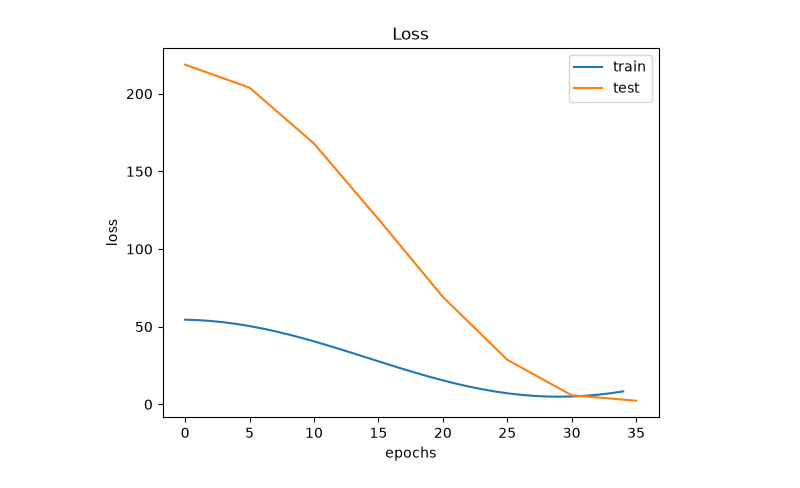
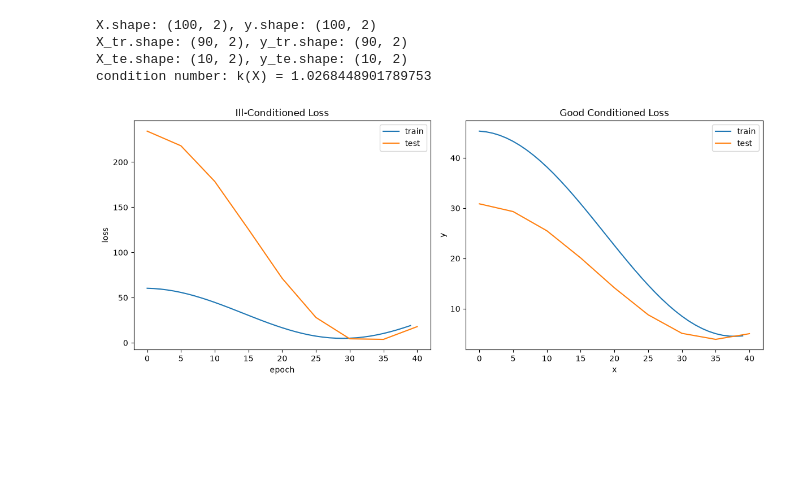
Before and after one commit to cecinuga/tiny-torch, a Jupyter notebook: examples/linear_regression/linear-ill-cond/main.ipynb, the cells around one changed output. Saved outputs shown, nothing was run; the diff lists cells and outputs as text; code cells hidden in the pictures; blank space fills up the shorter version.

```diff
--- a/examples/linear_regression/linear-ill-cond/main.ipynb
+++ b/examples/linear_regression/linear-ill-cond/main.ipynb
@@ -4,11 +4,10 @@ Syntetic data are used to illustrate the behavior of linear regression when appl
 # %%
 import numpy as np
-from myst_nb import glue
 
 # Configuration
 EPS = 1e-3
 NOISE = 2
-EPOCHS = 35
+EPOCHS = 40
 DATASET_SIZE = 100
 # %%
 # Function to estimate
@@ -48,3 +51,30 @@ The training set is 95% of data meanwhile the test set is 5%
+# %%
+"""Health Dataset"""
+
+# Dataset
+from core.dataset.dataset import TensorDataset
+from core.tensor import Tensor
+
+x = np.random.uniform(-5, 5, DATASET_SIZE)
+y = np.random.uniform(-5, 5, DATASET_SIZE)
+X = np.stack([x, y]).T
+y = f(X)
+dataset_tr, dataset_te = TensorDataset(Tensor(X), Tensor(y)).split()
+X_tr_good, y_tr_good = dataset_tr
+X_te_good, y_te_good = dataset_te
+
+y_tr_good += np.random.uniform(-1, 1, y_tr_good.shape)*NOISE
+y_te_good += np.random.uniform(-1, 1, y_te_good.shape)*NOISE
+
+print(f'X.shape: {X.shape}, y.shape: {y.shape}')
+print(f'X_tr.shape: {X_tr.shape}, y_tr.shape: {y_tr_good.shape}')
+print(f'X_te.shape: {X_te.shape}, y_te.shape: {y_te_good.shape}')
+print(f'condition number: k(X) = {np.linalg.cond(X)}')
+# %% [output]
+X.shape: (100, 2), y.shape: (100, 2)
+X_tr.shape: (90, 2), y_tr.shape: (90, 2)
+X_te.shape: (10, 2), y_te.shape: (10, 2)
+condition number: k(X) = 1.0268448901789753
 # %%
 from core.optimizer import SGD
 from core.losses import MSELoss
@@ -53,9 +83,14 @@ from core.layers import Linear, Sequential
 LR = 1e-4
 
 # Linear Regression
-model = Sequential(
+model_ill = Sequential(
     Linear(2, 2)
 )
-loss = MSELoss()
-optimizer = SGD(model.parameters, LR)
+model_good = Sequential(
+    Linear(2, 2)
+)
+loss_ill = MSELoss()
+loss_good = MSELoss()
+optimizer_ill = SGD(model_ill.parameters, LR)
+optimizer_good = SGD(model_good.parameters, LR)
 # %%
@@ -84,14 +146,28 @@ for i in range(EPOCHS):
 # %%
 import matplotlib.pyplot as plt
 
 # Loss section
-plt.plot(list(range(EPOCHS)), train_losses, label='train')
-plt.plot(list(range(0, EPOCHS+1, TEST_STEP)), test_losses, label='test')
-plt.title('Loss')
-plt.xlabel('epochs')
-plt.ylabel('loss')
-plt.legend()
 
+# Plot in one window, divided into sections
+fig, (ax_loss_ill, ax_loss_good) = plt.subplots(1, 2, figsize=(12, 5))
+
+# Loss section
+ax_loss_ill.plot(list(range(EPOCHS)), train_losses_ill, label="train")
+ax_loss_ill.plot(list(range(0, EPOCHS+1, TEST_STEP)), test_losses_ill, label="test")
+ax_loss_ill.set_title("Ill-Conditioned Loss")
+ax_loss_ill.set_xlabel("epoch")
+ax_loss_ill.set_ylabel("loss")
+ax_loss_ill.legend()
+
+# Result section (the regression)
+ax_loss_good.plot(list(range(EPOCHS)), train_losses_good, label='train')
+ax_loss_good.plot(list(range(0, EPOCHS+1, TEST_STEP)), test_losses_good, label='test')
+ax_loss_good.set_title("Good Conditioned Loss")
+ax_loss_good.set_xlabel("x")
+ax_loss_good.set_ylabel("y")
+ax_loss_good.legend()
+
+fig.tight_layout()
 plt.show()
 # %% [output]
-[figure, old version]
+[figure, new version]
```
Also changed, not shown: parts of 10 cells of this notebook.
